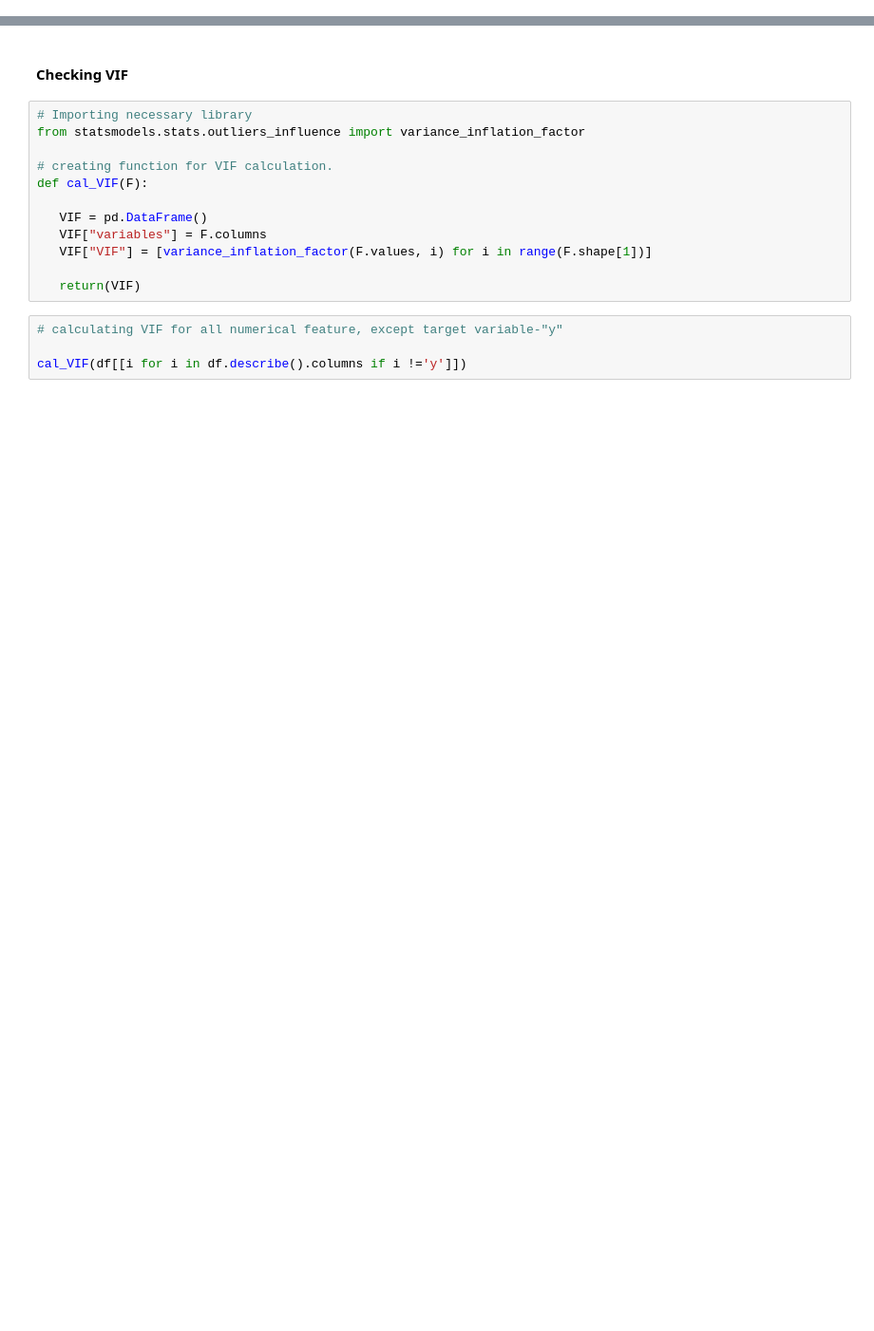
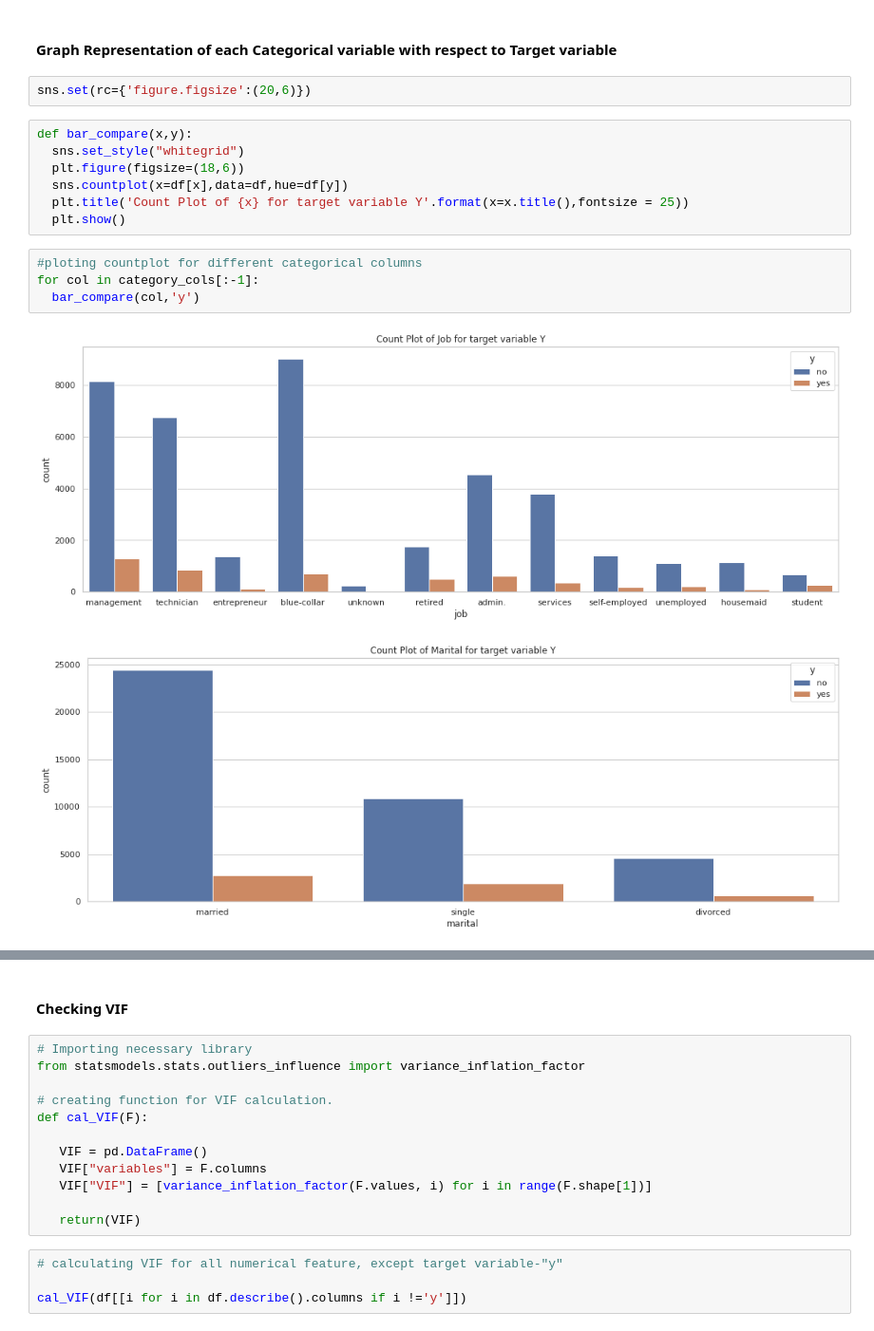
Before and after one commit to rackysingh/Bank_Marketing_on_ML-classification-project, a Jupyter notebook: Bank_Marketing_Effectiveness_Prediction_Capstone_Project.ipynb, the cells around one changed output, grey strips where cells are left out. Shown at 95% size. Cells and saved outputs as stored; diff of their text form; blank space fills up the shorter version.

```diff
--- a/Bank_Marketing_Effectiveness_Prediction_Capstone_Project.ipynb
+++ b/Bank_Marketing_Effectiveness_Prediction_Capstone_Project.ipynb
@@ -643,0 +391,18 @@ Not showing any special correlation with our taret feature, but as the data says
+# %% [markdown]
+#### **Graph Representation of each Categorical variable with respect to Target variable**
+# %%
+sns.set(rc={'figure.figsize':(20,6)})
+# %%
+def bar_compare(x,y):
+  sns.set_style("whitegrid")
+  plt.figure(figsize=(18,6))
+  sns.countplot(x=df[x],data=df,hue=df[y])
+  plt.title('Count Plot of {x} for target variable Y'.format(x=x.title(),fontsize = 25))
+  plt.show()
+# %%
+#ploting countplot for different categorical columns
+for col in category_cols[:-1]:
+  bar_compare(col,'y')
+# %% [output]
+[figure, added]
+[figure, added]
```
Also changed, not shown: parts of 333 cells of this notebook.
